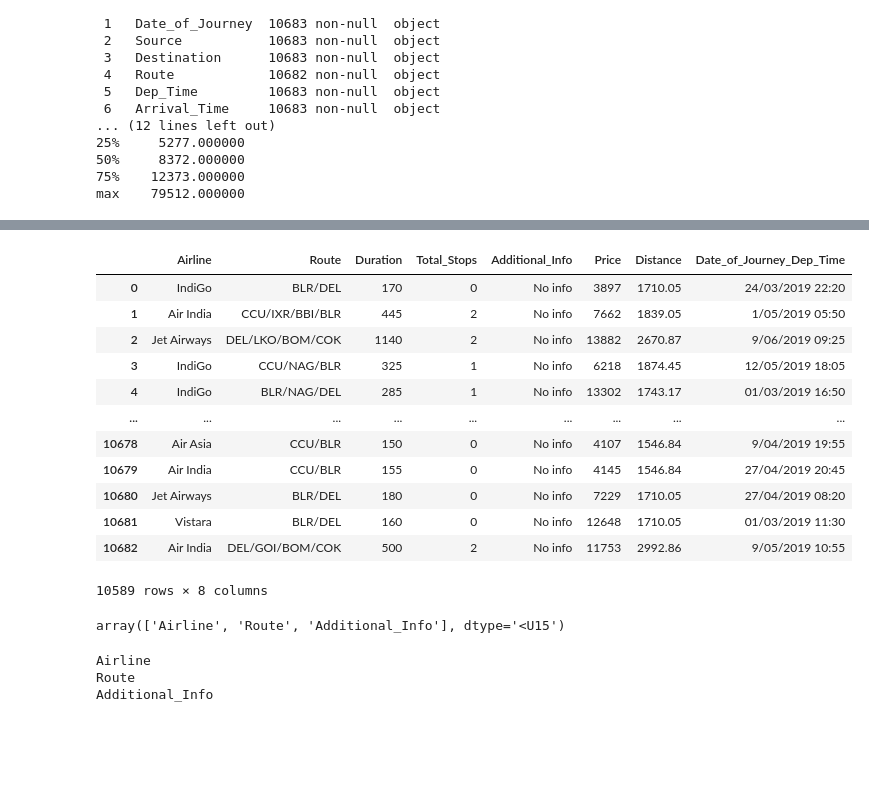
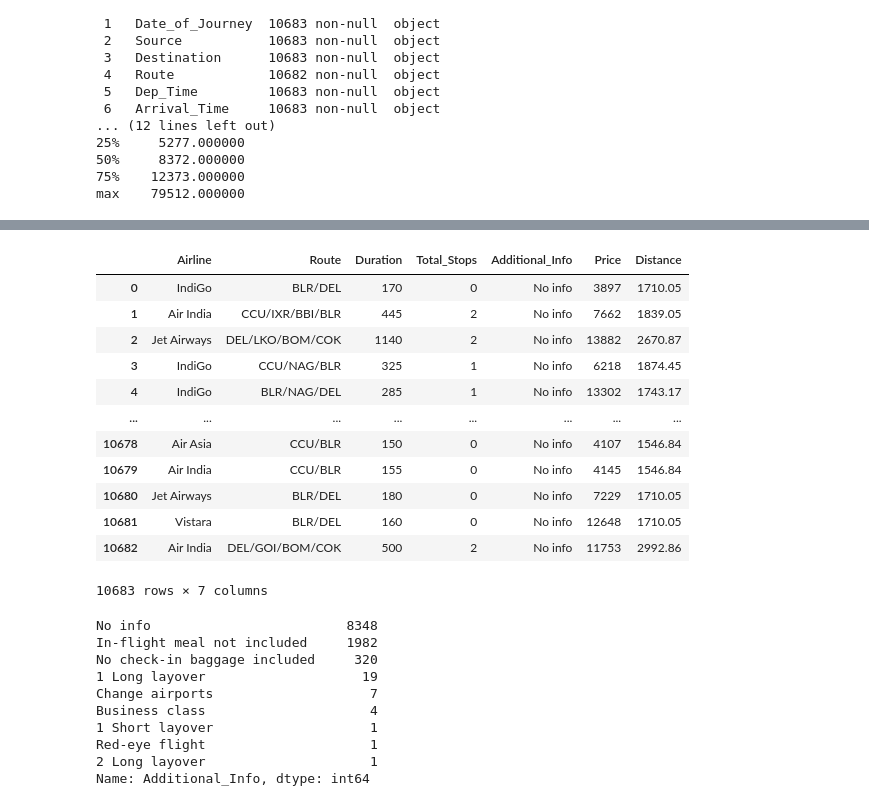
Before and after one commit to mabdulbaqui/Airlines, a Jupyter notebook: NoteBook/notbook.ipynb, the cells around one changed output, grey strips where cells are left out. Cells and saved outputs as stored; diff of their text form; code cells hidden in the pictures; blank space fills up the shorter version.

```diff
--- a/NoteBook/notbook.ipynb
+++ b/NoteBook/notbook.ipynb
@@ -75,7 +25,0 @@ Visualization.printOutlier(df,'Price')
-# %%
-df.drop(df[df['Airline']=='Jet Airways Business'].index,axis=0,inplace=True)
-# %%
-idx = ["Price"]
-outliers_indices = detect_outliers(df, 0, idx)
-df.drop(outliers_indices,inplace=True,axis=0)
-len(outliers_indices)
@@ -156,8 +42,13 @@ df.head()
 # %%
-def x(z) :
-        z=z.split(" ")
-        if len(z)==1 : return  int(z[0][:-1])*60
+
+def x(z):
+        z = z.split(" ")
+        if len(z) == 1:
+                return int(z[0][:-1]) * 60
         else:
-                return  (int(z[0][:-1])*60) + int(z[1][:-1])
+                return (int(z[0][:-1]) * 60) + int(z[1][:-1])
 
-df['Duration']=df['Duration'].apply(x)
+
+df['Duration'] = df['Duration'].apply(x)
+df['Total_Stops'] = df['Total_Stops'].fillna('non-stop')
+df['Total_Stops'] = df['Total_Stops'].apply(lambda x: x[0] if x[0] != 'n' else 0)
@@ -186,28 +57,30 @@ from sklearn.preprocessing import OneHotEncoder
 # %%
-df.reindex()
+df
 # %% [output]
-|  | Airline | Route | Duration | Total_Stops | Additional_Info | Price | Distance | Date_of_Journey_Dep_Time |
-| 0 | IndiGo | BLR/DEL | 170 | 0 | No info | 3897 | 1710.05 | 24/03/2019 22:20 |
-| 1 | Air India | CCU/IXR/BBI/BLR | 445 | 2 | No info | 7662 | 1839.05 | 1/05/2019 05:50 |
-| 2 | Jet Airways | DEL/LKO/BOM/COK | 1140 | 2 | No info | 13882 | 2670.87 | 9/06/2019 09:25 |
-| 3 | IndiGo | CCU/NAG/BLR | 325 | 1 | No info | 6218 | 1874.45 | 12/05/2019 18:05 |
-| 4 | IndiGo | BLR/NAG/DEL | 285 | 1 | No info | 13302 | 1743.17 | 01/03/2019 16:50 |
-| ... | ... | ... | ... | ... | ... | ... | ... | ... |
-| 10678 | Air Asia | CCU/BLR | 150 | 0 | No info | 4107 | 1546.84 | 9/04/2019 19:55 |
-| 10679 | Air India | CCU/BLR | 155 | 0 | No info | 4145 | 1546.84 | 27/04/2019 20:45 |
-| 10680 | Jet Airways | BLR/DEL | 180 | 0 | No info | 7229 | 1710.05 | 27/04/2019 08:20 |
-| 10681 | Vistara | BLR/DEL | 160 | 0 | No info | 12648 | 1710.05 | 01/03/2019 11:30 |
-| 10682 | Air India | DEL/GOI/BOM/COK | 500 | 2 | No info | 11753 | 2992.86 | 9/05/2019 10:55 |
+|  | Airline | Route | Duration | Total_Stops | Additional_Info | Price | Distance |
+| 0 | IndiGo | BLR/DEL | 170 | 0 | No info | 3897 | 1710.05 |
+| 1 | Air India | CCU/IXR/BBI/BLR | 445 | 2 | No info | 7662 | 1839.05 |
+| 2 | Jet Airways | DEL/LKO/BOM/COK | 1140 | 2 | No info | 13882 | 2670.87 |
+| 3 | IndiGo | CCU/NAG/BLR | 325 | 1 | No info | 6218 | 1874.45 |
+| 4 | IndiGo | BLR/NAG/DEL | 285 | 1 | No info | 13302 | 1743.17 |
+| ... | ... | ... | ... | ... | ... | ... | ... |
+| 10678 | Air Asia | CCU/BLR | 150 | 0 | No info | 4107 | 1546.84 |
+| 10679 | Air India | CCU/BLR | 155 | 0 | No info | 4145 | 1546.84 |
+| 10680 | Jet Airways | BLR/DEL | 180 | 0 | No info | 7229 | 1710.05 |
+| 10681 | Vistara | BLR/DEL | 160 | 0 | No info | 12648 | 1710.05 |
+| 10682 | Air India | DEL/GOI/BOM/COK | 500 | 2 | No info | 11753 | 2992.86 |
-10589 rows × 8 columns
+10683 rows × 7 columns
-# %%
-ohe_column=np.array(['Airline','Route','Additional_Info'])
-ohe_column
-# %% [output]
-array(['Airline', 'Route', 'Additional_Info'], dtype='<U15')
-# %%
-for i in ohe_column:
-        print (i)
-# %% [output]
-Airline
-Route
-Additional_Info
+# %%
+df['Additional_Info'].replace("No Info",'No info',inplace=True)
+df['Additional_Info'].value_counts()
+# %% [output]
+No info                         8348
+In-flight meal not included     1982
+No check-in baggage included     320
+1 Long layover                    19
+Change airports                    7
+Business class                     4
+1 Short layover                    1
+Red-eye flight                     1
+2 Long layover                     1
+Name: Additional_Info, dtype: int64
```
Also changed, not shown: parts of 36 cells of this notebook, 1 other file.
